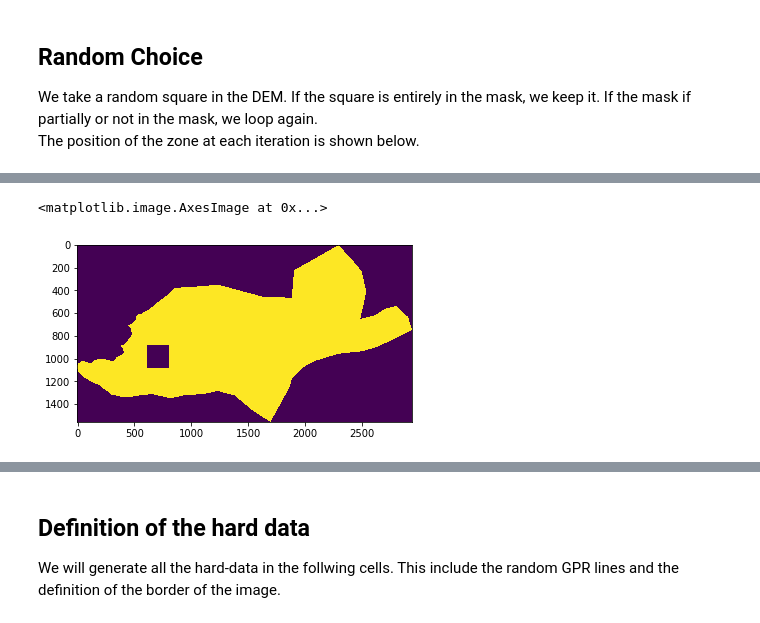
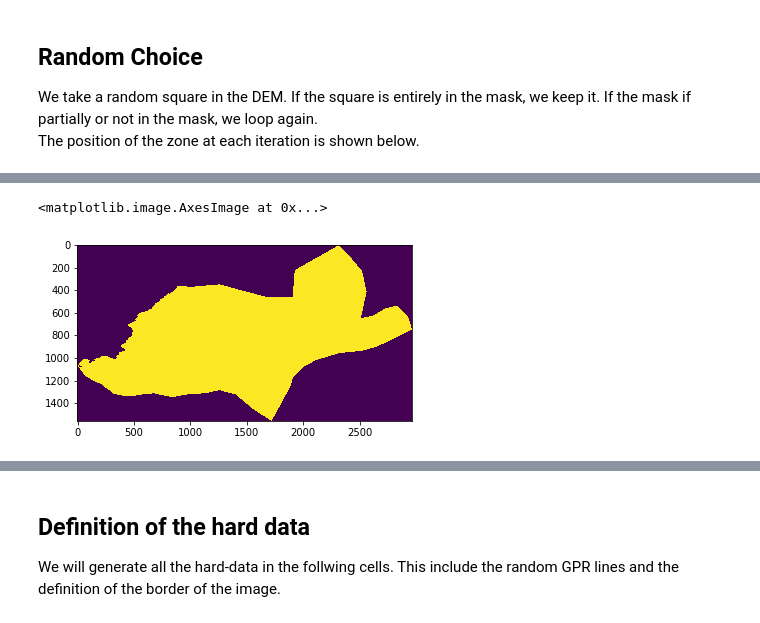
Before and after one commit to valDallalba/Tsanfleuron_geostatistical_baserock_estimation_paper, a Jupyter notebook: 03_synthetic_generation.ipynb, the cells around one changed output, grey strips where cells are left out. Cells and saved outputs as stored; diff of their text form; code cells hidden in the pictures.

Commit message:
added the masks

```diff
--- a/03_synthetic_generation.ipynb
+++ b/03_synthetic_generation.ipynb
@@ -44,7 +47,7 @@ Error to add to the data [m] and number of random aquisition on the image. `erro
 num_img = 3`
 # %%
 #Load the data
-file_path = './data/TI/tif/ti_alti1_2016_2m.tif'
+file_path = './data/TI/tif/ti_alti2_2016_2m.tif'
 size_img = np.array([400,400])
 number_of_aquisition_lines = 3
 define_border = True
@@ -131,5 +135,5 @@ plt.show()
 # %%
-plt.imshow(New_TI)
+plt.imshow(mask_where_nodata)
 # %% [output]
 <matplotlib.image.AxesImage at 0x...>
-[figure, old version]
+[figure, new version]
```
Also changed, not shown: parts of 10 cells of this notebook, 2 other files.
